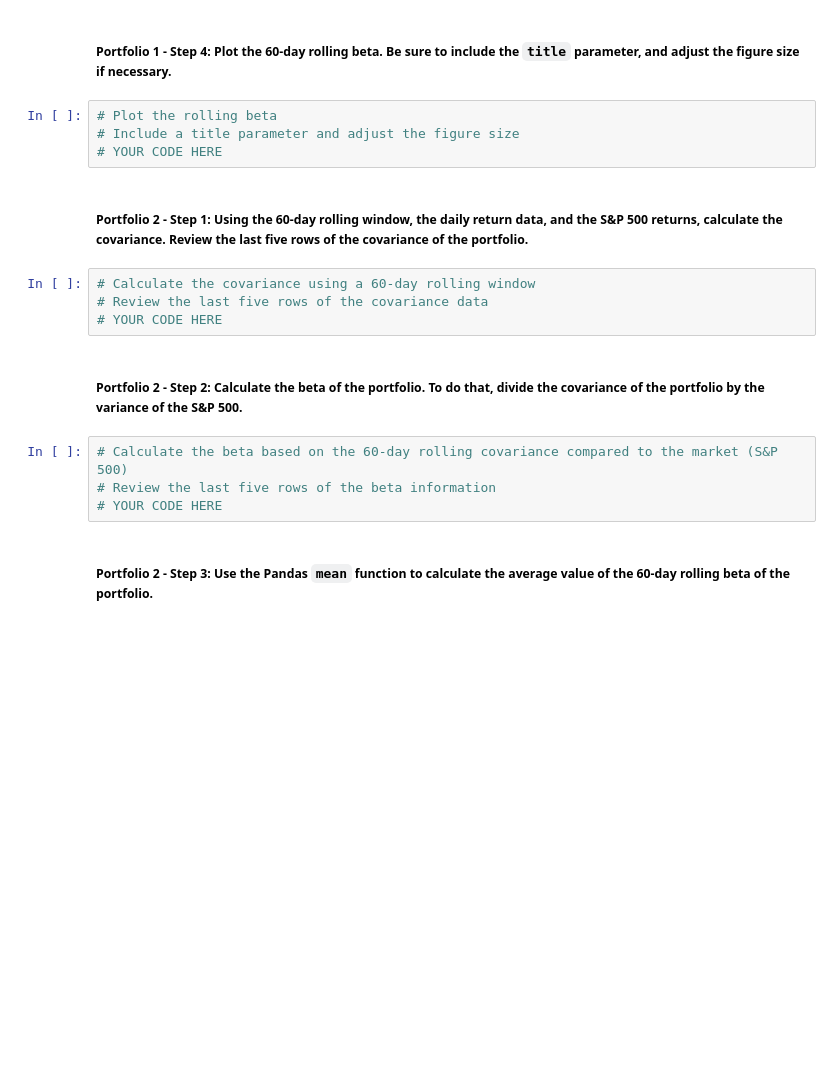
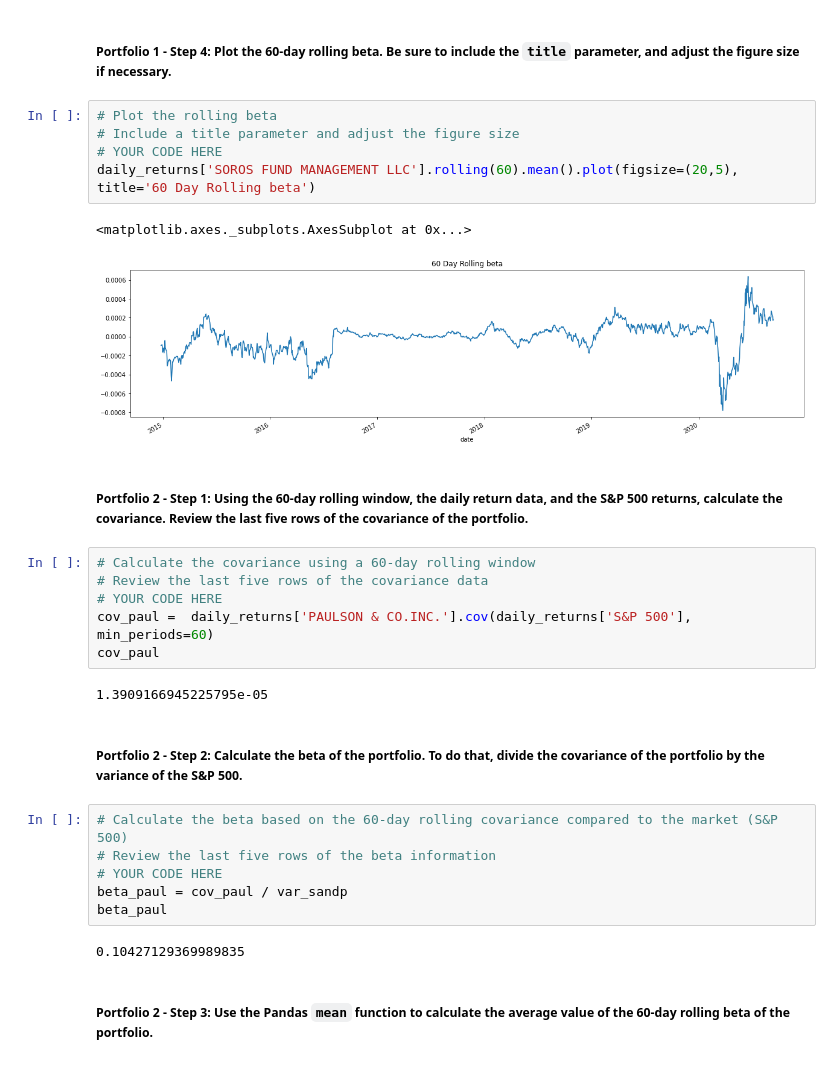
Before and after one commit to AnilVinnakota/assignment4, a Jupyter notebook: risk_return_analysis.ipynb, the cells around one changed output. Cells and saved outputs as stored; diff of their text form; blank space fills up the shorter version.

```diff
--- a/risk_return_analysis.ipynb
+++ b/risk_return_analysis.ipynb
@@ -379,19 +396,31 @@ Your analysis is nearing completion. Now, you need to evaluate how the portfolio
 # %%
 # Plot the rolling beta
 # Include a title parameter and adjust the figure size
 # YOUR CODE HERE
+daily_returns['SOROS FUND MANAGEMENT LLC'].rolling(60).mean().plot(figsize=(20,5), title='60 Day Rolling beta')
+# %% [output]
+<matplotlib.axes._subplots.AxesSubplot at 0x...>
+[figure, added]
 # %% [markdown]
 ##### Portfolio 2 - Step 1: Using the 60-day rolling window, the daily return data, and the S&P 500 returns, calculate the covariance. Review the last five rows of the covariance of the portfolio.
 # %%
 # Calculate the covariance using a 60-day rolling window
 # Review the last five rows of the covariance data
 # YOUR CODE HERE
+cov_paul =  daily_returns['PAULSON & CO.INC.'].cov(daily_returns['S&P 500'], min_periods=60)
+cov_paul
+# %% [output]
+1.3909166945225795e-05
 # %% [markdown]
 ##### Portfolio 2 - Step 2: Calculate the beta of the portfolio. To do that, divide the covariance of the portfolio by the variance of the S&P 500.
 # %%
 # Calculate the beta based on the 60-day rolling covariance compared to the market (S&P 500)
 # Review the last five rows of the beta information
 # YOUR CODE HERE
+beta_paul = cov_paul / var_sandp
+beta_paul
+# %% [output]
+0.10427129369989835
 # %% [markdown]
 ##### Portfolio 2 - Step 3: Use the Pandas `mean` function to calculate the average value of the 60-day rolling beta of the portfolio.
 # %%
```
Also changed, not shown: parts of 8 cells of this notebook.
